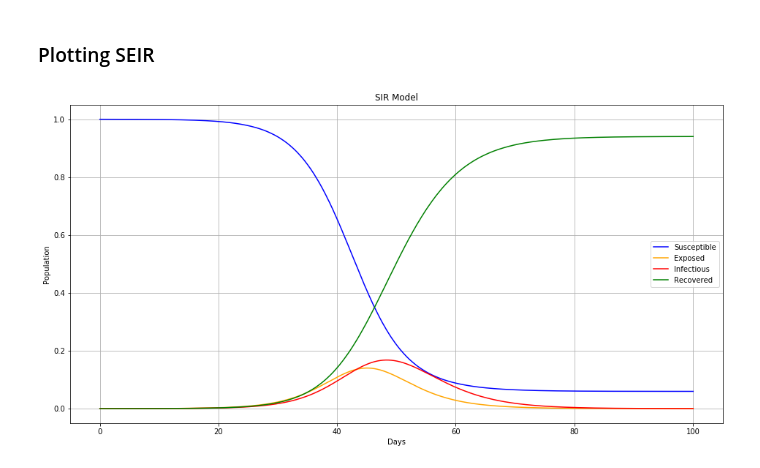
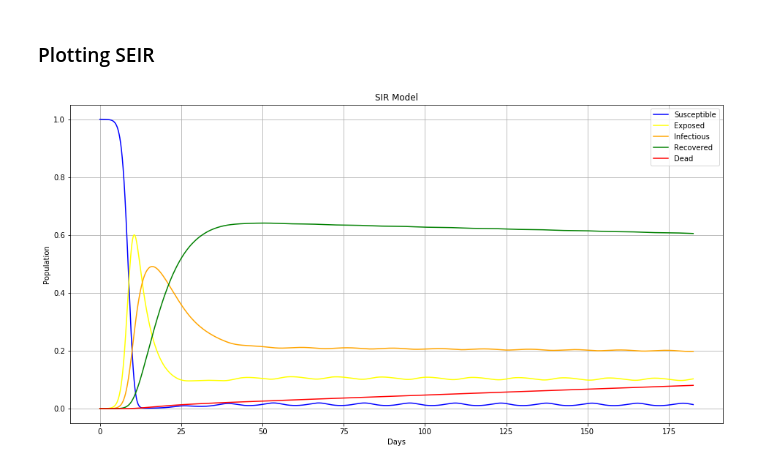
Before and after one commit to josephmlev/covidExitStrategyAnalysis, a Jupyter notebook: modeling/SS_Covid_Modelling.ipynb, the cells around one changed output. Cells and saved outputs as stored; diff of their text form; code cells hidden in the pictures.

Commit message:
WIP
WIP, updated the national file, not much to it. I am putting future effort into the CovidVisual notebook. There will be more functions that come up for plotting.

```diff
--- a/modeling/SS_Covid_Modelling.ipynb
+++ b/modeling/SS_Covid_Modelling.ipynb
@@ -62,49 +62,52 @@ import pylab as py
 import pandas as pd
 from scipy.integrate import odeint
 # %%
-N = 1; I0 = 0.0001; E0 = 0; R0 = 0.0
+N = 1; I0 = 0.0001; E0 = 0; R0 = 0.0; F0 = 0
 S0 = N - I0 - E0
-initial_c = S0, I0, E0, R0
+initial_c = S0, I0, E0, R0, F0
 
-def diff_eqs(Init, t, m, b, s, g):
-    S, E, I, R = Init # Initial conditions
+def diff_eqs(Init, t, m, b, s, g, u, d):
+    S, E, I, R, F = Init # Initial conditions
     N = S + E + I + R
-    dSdt = m * N - S * (b * (I/N) + m) # Change in susceptible population
+    dSdt = u * R + m * N - S * (b * (I/N) + m) # Change in susceptible population
     dEdt = b * I * S / N - E * (s + m) # Change in Exposed population
-    dIdt = s * E - I * (g + m) # change in Infected population
-    dRdt = g * I - m * R # Change in removed individuals
-    return dSdt, dEdt, dIdt, dRdt
+    dIdt = s * E - I * (g + m + d) # change in Infected population
+    dRdt = g * I - R * (m + u)
+    dFdt = d * I
+    # Change in removed individuals
+    return dSdt, dEdt, dIdt, dRdt, dFdt
 # %% [markdown]
 We must also create an array to pass time and list of arguements for *diff_eqs*. The arguements used here are taken from (cite cyclic paper, page 8), and $R_0=1.5$. Later, $\beta$ can be derived using our equation for $R_0$ and reported values for the infectious period, $\gamma^{-1}$.
 # %%
-dt = 1/24; t0 = 0; tmax = 100
+dt = 1/24; t0 = 0; tmax = 365/2
 time = py.arange(t0, tmax+dt, dt)
 
 R_0 = 3
 
-m = 0;  g = 1/4; s = 1/3; b = R_0 * g * N/S0
-args = m, b, s, g
+m = 0;  g = 1/10; s = 1/5; b = R_0 * g * N/S0; u = 1/30; d = 2/1000
+args = m, b, s, g, u, d
 # %% [markdown]
 We are ready to obtain our solution for the SEIR model. The following code solves the system of equations derived for the SEIR model. Results are plotted, where the total population is scaled to 1.
 # %%
-solution = odeint(diff_eqs, initial_c, time, args=(m, b, s, g))
-S, E, I, R = solution.T
+solution = odeint(diff_eqs, initial_c, time, args=(m, b, s, g, u, d))
+S, E, I, R, F = solution.T
 # %% [markdown]
 ### Plotting SEIR
 # %%
 # Plot the results to verify model works
 title = 'SIR Model'
 py.close('all')
 py.figure(figsize=(16,8))
 py.title(title)
 py.plot(time, S, color='blue', label='Susceptible', linewidth=1.5)
-py.plot(time, E, color='orange', label='Exposed', linewidth=1.5)
-py.plot(time, I, color='red', label='Infectious', linewidth=1.5)
+py.plot(time, E, color='yellow', label='Exposed', linewidth=1.5)
+py.plot(time, I, color='orange', label='Infectious', linewidth=1.5)
 py.plot(time, R, color='green', label='Recovered', linewidth=1.5)
+py.plot(time, F, color='red', label='Dead', linewidth=1.5)
 py.legend(frameon=True)
 py.xlabel('Days'); py.ylabel('Population'); py.grid()
 py.show()
 # %% [output]
-[figure, old version]
+[figure, new version]
 # %% [markdown]
 ## Consider a Time Dependent $R_0(t)$
```
Also changed, not shown: parts of 15 cells of this notebook, 4 other files.
